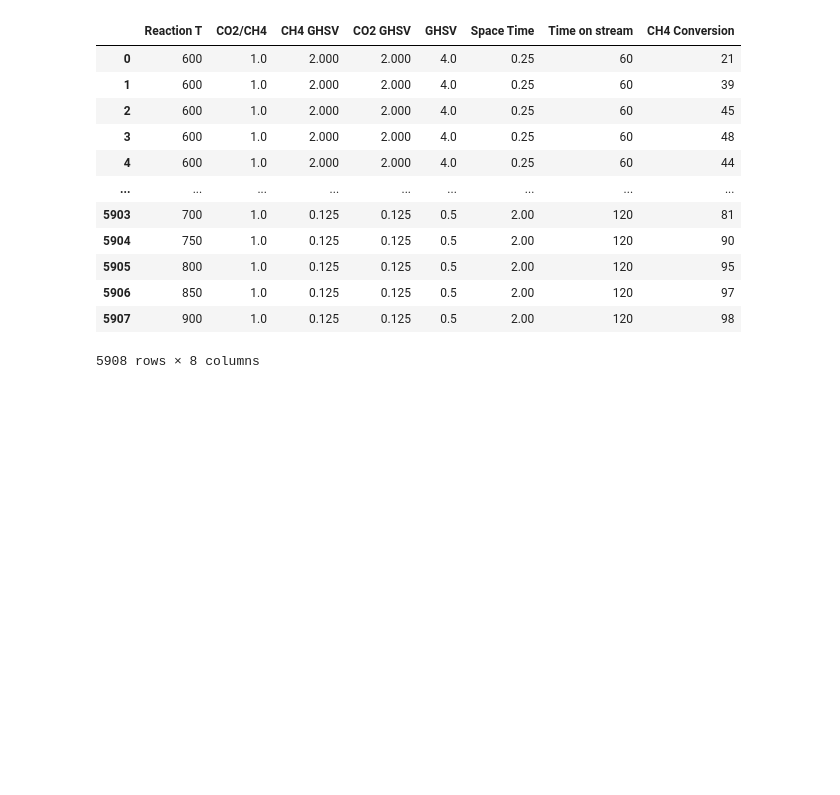
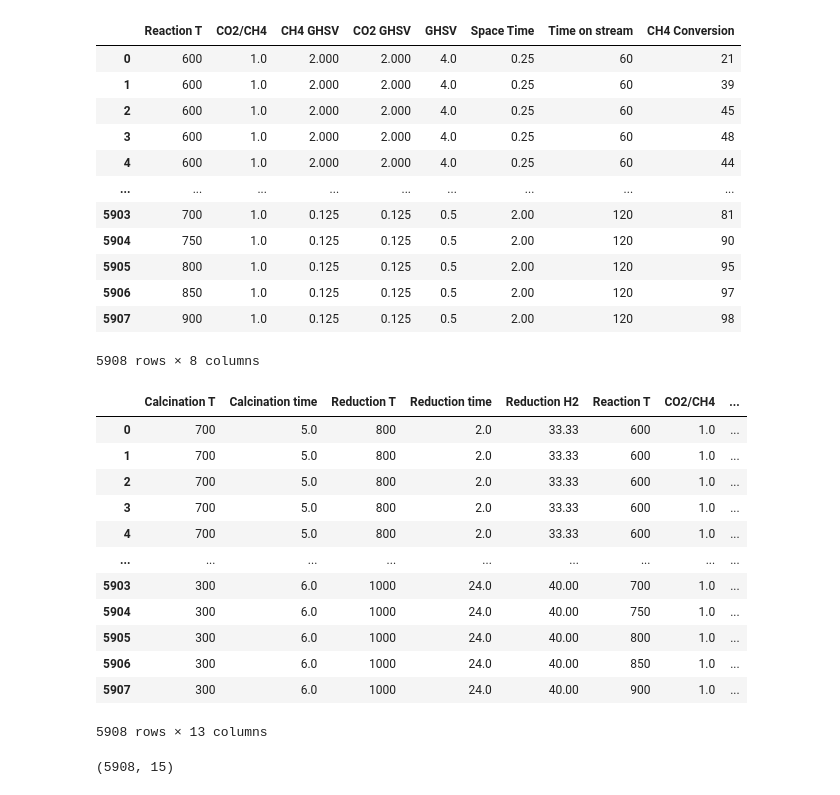
Before and after one commit to MINGYU-1/new_1, a Jupyter notebook: data_new1.ipynb, the cells around one changed output. Drawn from its saved outputs; the diff is of its cells as text; code cells hidden in the pictures; blank space fills up the shorter version.

```diff
--- a/data_new1.ipynb
+++ b/data_new1.ipynb
@@ -56 +59,17 @@ react_df
+# %%
+pre_re_df
+# %% [output]
+|  | Calcination T | Calcination time | Reduction T | Reduction time | Reduction H2 | Reaction T | CO2/CH4 | ... |
+| 0 | 700 | 5.0 | 800 | 2.0 | 33.33 | 600 | 1.0 | ... |
+| 1 | 700 | 5.0 | 800 | 2.0 | 33.33 | 600 | 1.0 | ... |
+| 2 | 700 | 5.0 | 800 | 2.0 | 33.33 | 600 | 1.0 | ... |
+| 3 | 700 | 5.0 | 800 | 2.0 | 33.33 | 600 | 1.0 | ... |
+| 4 | 700 | 5.0 | 800 | 2.0 | 33.33 | 600 | 1.0 | ... |
+| ... | ... | ... | ... | ... | ... | ... | ... | ... |
+| 5903 | 300 | 6.0 | 1000 | 24.0 | 40.00 | 700 | 1.0 | ... |
+| 5904 | 300 | 6.0 | 1000 | 24.0 | 40.00 | 750 | 1.0 | ... |
+| 5905 | 300 | 6.0 | 1000 | 24.0 | 40.00 | 800 | 1.0 | ... |
+| 5906 | 300 | 6.0 | 1000 | 24.0 | 40.00 | 850 | 1.0 | ... |
+| 5907 | 300 | 6.0 | 1000 | 24.0 | 40.00 | 900 | 1.0 | ... |
+5908 rows × 13 columns
 # %%
@@ -58,0 +81,4 @@ np.save('./data/pretreat_fin.npy',pre_df)
+# %%
+c_data.shape
+# %% [output]
+(5908, 15)
```
Also changed, not shown: parts of 8 cells of this notebook, 17 other files.
